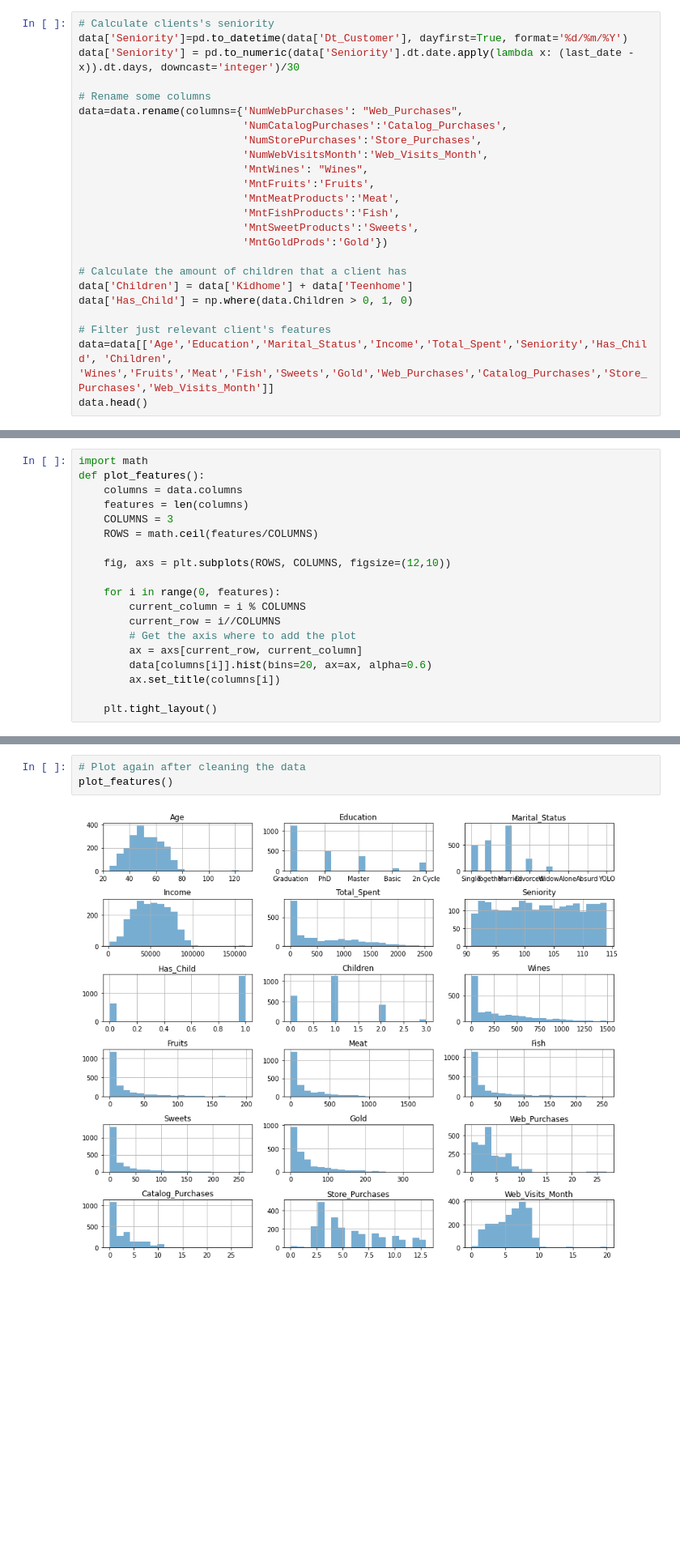
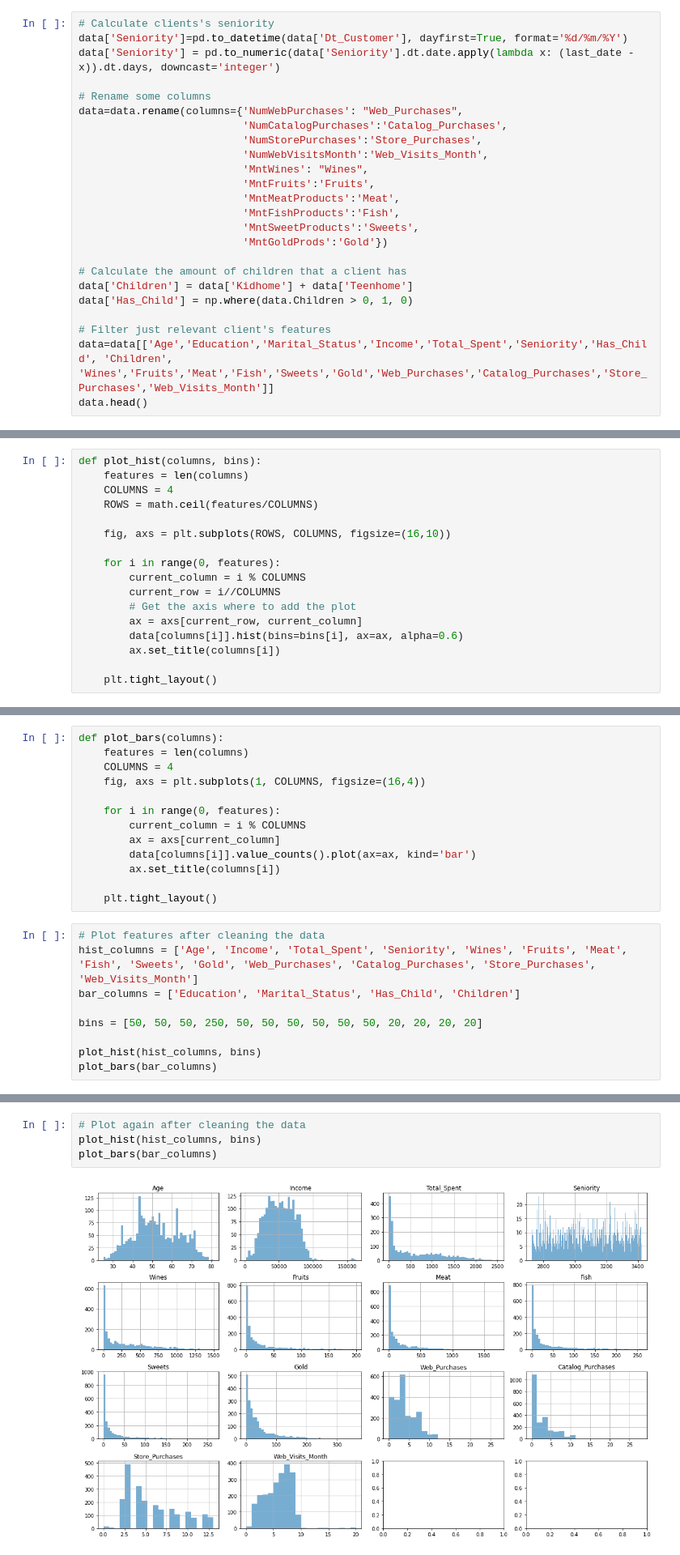
Before and after one commit to AndresGamboaBaldi/DataScience, a Jupyter notebook: CustomerAnalysis_Bustillos_Gamboa_Lopez_Quelali.ipynb, the cells around one changed output, grey strips where cells are left out. Shown at 81% size. Drawn from its saved outputs; the diff is of its cells as text; blank space fills up the shorter version.

```diff
--- a/CustomerAnalysis_Bustillos_Gamboa_Lopez_Quelali.ipynb
+++ b/CustomerAnalysis_Bustillos_Gamboa_Lopez_Quelali.ipynb
@@ -51,7 +56,7 @@ last_date = date(2021, 12, 13)
 # %%
 # Calculate clients's seniority
 data['Seniority']=pd.to_datetime(data['Dt_Customer'], dayfirst=True, format='%d/%m/%Y')
-data['Seniority'] = pd.to_numeric(data['Seniority'].dt.date.apply(lambda x: (last_date - x)).dt.days, downcast='integer')/30
+data['Seniority'] = pd.to_numeric(data['Seniority'].dt.date.apply(lambda x: (last_date - x)).dt.days, downcast='integer')
 
 # Rename some columns
 data=data.rename(columns={'NumWebPurchases': "Web_Purchases",
@@ -83,19 +88,17 @@ data.head()
 # %%
-import math
-def plot_features():
-    columns = data.columns
+def plot_hist(columns, bins):
     features = len(columns)
-    COLUMNS = 3
+    COLUMNS = 4
     ROWS = math.ceil(features/COLUMNS)
 
-    fig, axs = plt.subplots(ROWS, COLUMNS, figsize=(12,10))
+    fig, axs = plt.subplots(ROWS, COLUMNS, figsize=(16,10))
 
     for i in range(0, features):
         current_column = i % COLUMNS
         current_row = i//COLUMNS
         # Get the axis where to add the plot
         ax = axs[current_row, current_column]
-        data[columns[i]].hist(bins=20, ax=ax, alpha=0.6)
+        data[columns[i]].hist(bins=bins[i], ax=ax, alpha=0.6)
         ax.set_title(columns[i])
 
     plt.tight_layout()
@@ -106,0 +105,22 @@ plot_features()
+# %%
+def plot_bars(columns):
+    features = len(columns)
+    COLUMNS = 4
+    fig, axs = plt.subplots(1, COLUMNS, figsize=(16,4))
+
+    for i in range(0, features):
+        current_column = i % COLUMNS
+        ax = axs[current_column]
+        data[columns[i]].value_counts().plot(ax=ax, kind='bar')
+        ax.set_title(columns[i])
+
+    plt.tight_layout()
+# %%
+# Plot features after cleaning the data
+hist_columns = ['Age', 'Income', 'Total_Spent', 'Seniority', 'Wines', 'Fruits', 'Meat', 'Fish', 'Sweets', 'Gold', 'Web_Purchases', 'Catalog_Purchases', 'Store_Purchases', 'Web_Visits_Month']
+bar_columns = ['Education', 'Marital_Status', 'Has_Child', 'Children']
+
+bins = [50, 50, 50, 250, 50, 50, 50, 50, 50, 50, 20, 20, 20, 20]
+
+plot_hist(hist_columns, bins)
+plot_bars(bar_columns)
@@ -146,5 +172,6 @@ data.head()
 # %%
 # Plot again after cleaning the data
-plot_features()
+plot_hist(hist_columns, bins)
+plot_bars(bar_columns)
 # %% [output]
-[figure, old version]
+[figure, new version]
```
Also changed, not shown: parts of 20 cells of this notebook.
